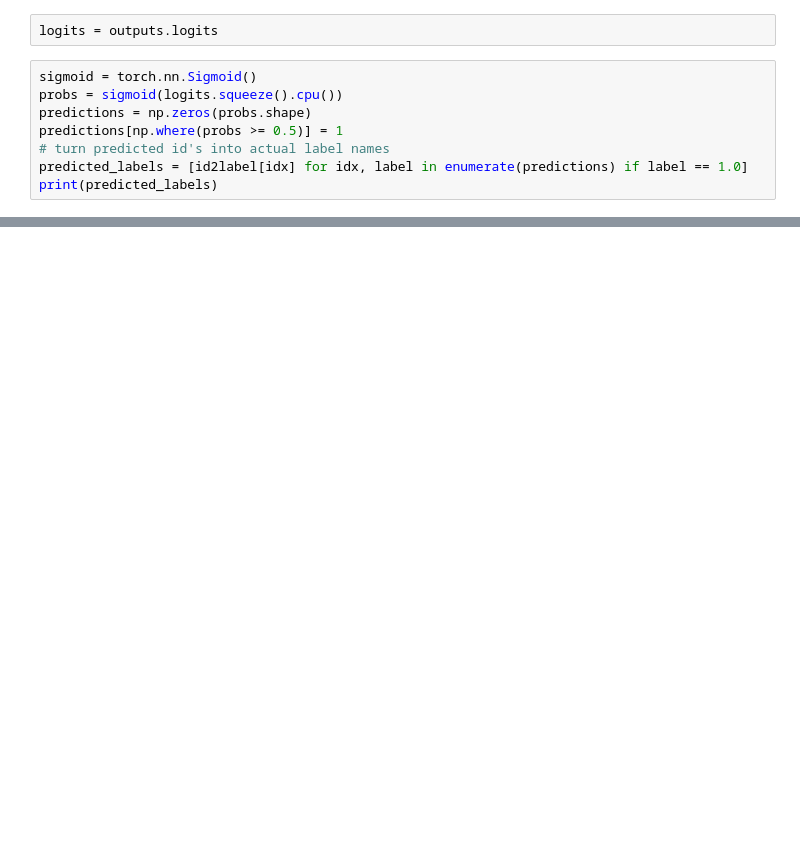
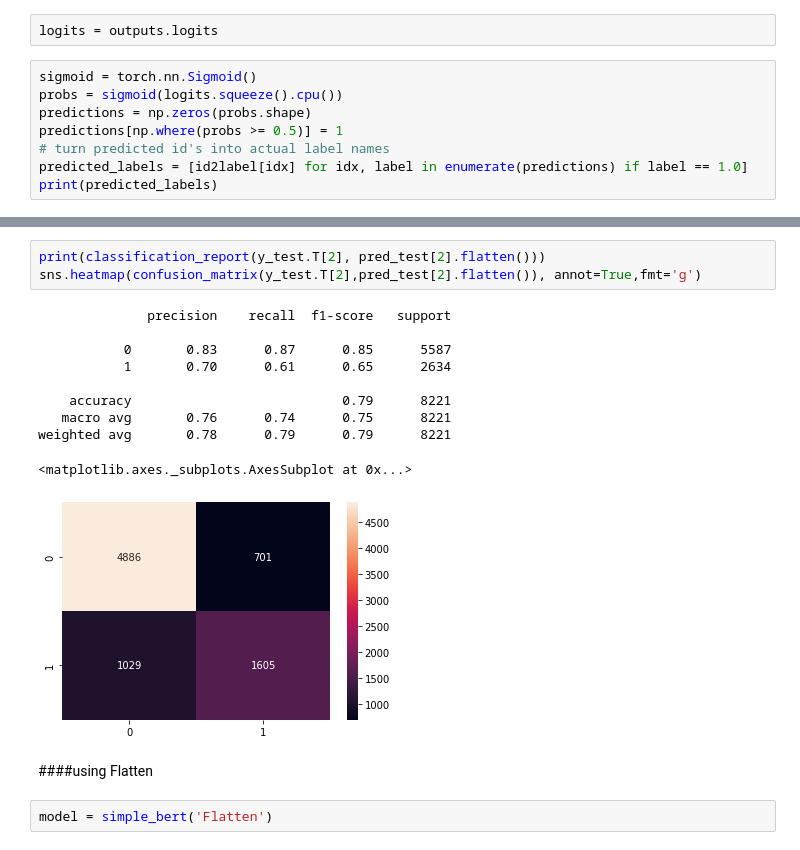
Before and after one commit to majd-alhafi/Paper-Categories-Prediction-, a Jupyter notebook: Paper_Categories_Classifiaction.ipynb, the cells around one changed output, grey strips where cells are left out. Drawn from its saved outputs; the diff is of its cells as text; blank space fills up the shorter version.

```diff
--- a/Paper_Categories_Classifiaction.ipynb
+++ b/Paper_Categories_Classifiaction.ipynb
@@ -321,0 +625,18 @@ print(predicted_labels)
+# %%
+print(classification_report(y_test.T[2], pred_test[2].flatten()))
+sns.heatmap(confusion_matrix(y_test.T[2],pred_test[2].flatten()), annot=True,fmt='g')
+# %% [output]
+              precision    recall  f1-score   support
+
+           0       0.83      0.87      0.85      5587
+           1       0.70      0.61      0.65      2634
+
+    accuracy                           0.79      8221
+   macro avg       0.76      0.74      0.75      8221
+weighted avg       0.78      0.79      0.79      8221
+<matplotlib.axes._subplots.AxesSubplot at 0x...>
+[figure, added]
+# %% [markdown]
+####using Flatten
+# %%
+model = simple_bert('Flatten')
```
Also changed, not shown: parts of 65 cells of this notebook.
